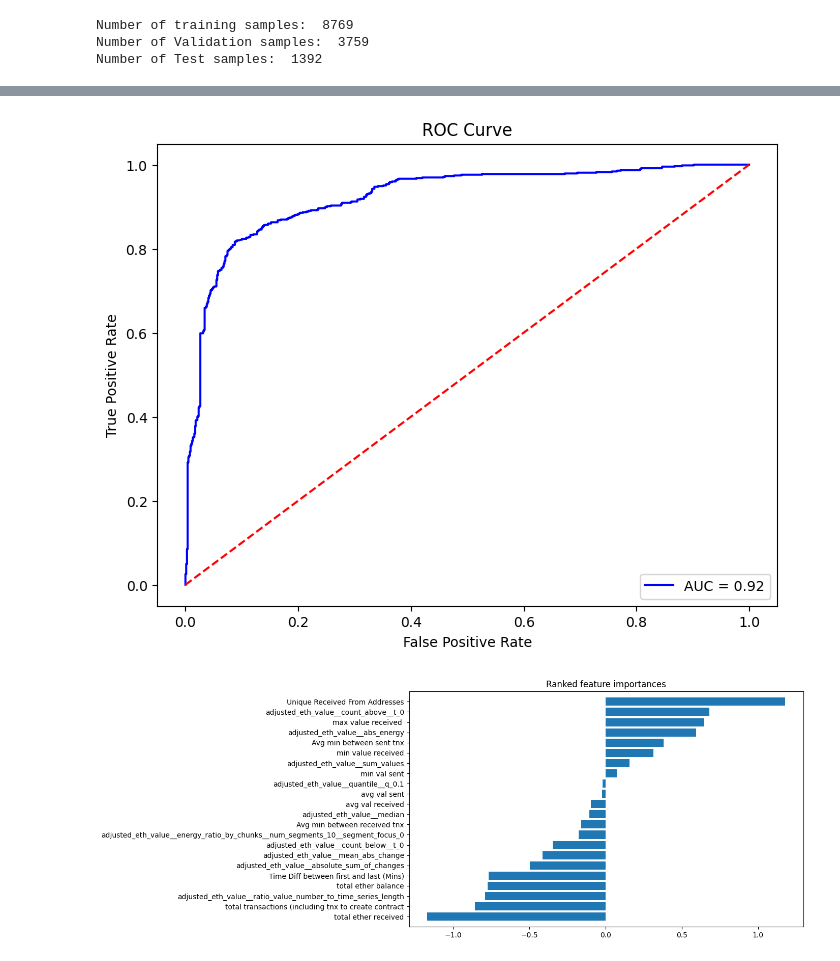
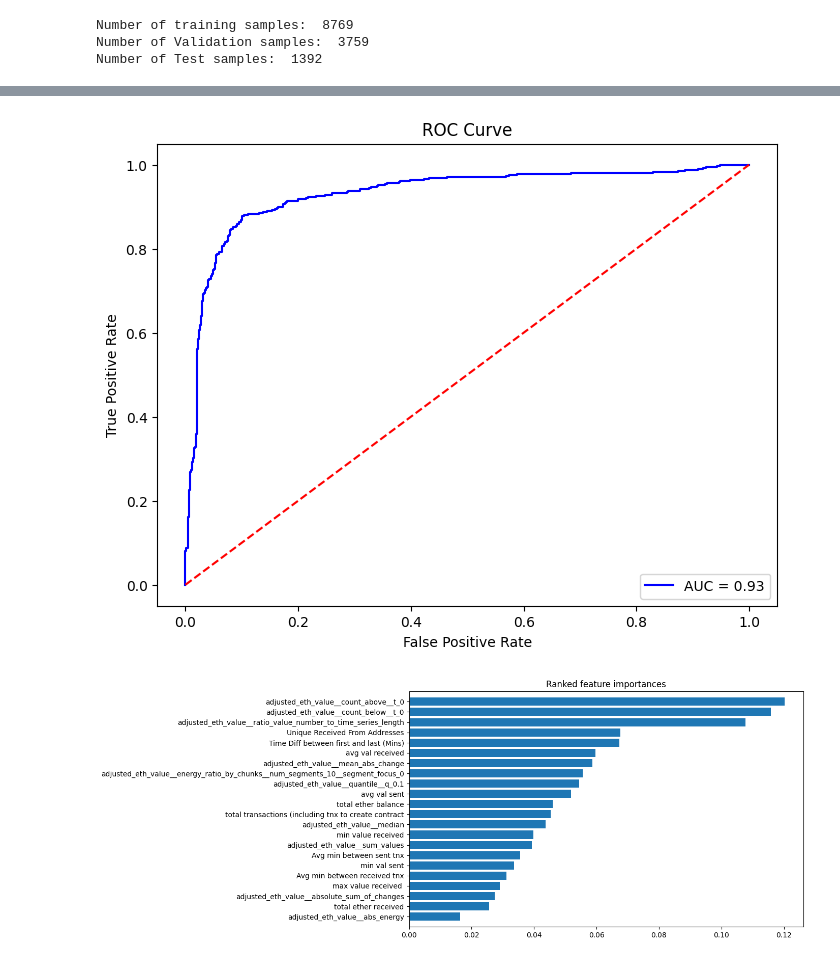
Before and after one commit to shazzad-hasan/ethereum-fraud-detection, a Jupyter notebook: models/svm.ipynb, the cells around one changed output, grey strips where cells are left out. Cells and saved outputs as stored; diff of their text form; code cells hidden in the pictures.

```diff
--- a/models/svm.ipynb
+++ b/models/svm.ipynb
@@ -128,12 +128,18 @@ df_train_prep = scaler.fit_transform(df_train_prep[feature_list])
 df_valid_prep = scaler.transform(df_valid_prep[feature_list])
 df_test_prep = scaler.transform(df_test_prep[feature_list])
 # %%
-clf = SVC(kernel='linear', probability=True)
+svm_clf = SVC(random_state=42, probability=True)
 
-tuned_parameters = [
-    { "gamma": [1], "C": [100]},
-]
+params = {
+    "kernel": ['linear', 'rbf'],
+    "gamma": [1],
+    "C": [100],
+}
 
-clf = GridSearchCV(clf, tuned_parameters, refit=True,verbose=2,cv=5, scoring='f1')
+clf = GridSearchCV(estimator=svm_clf,
+                   param_grid=params,
+                   cv=5,
+                   n_jobs=-1,
+                   scoring='f1')
 clf.fit(df_train_prep, df_train['FLAG'])
 # %% [output]
@@ -203,20 +204,26 @@ plt.ylabel('True Positive Rate')
 plt.xlabel('False Positive Rate')
 plt.show()
 # %% [output]
-[figure, old version]
+[figure, new version]
 # %%
-feat_importances = clf.best_estimator_.coef_[0]
+# if kernel is linear
+# feat_importances = clf.best_estimator_.coef_[0]
+
+# if kernel is not linear
+from sklearn.inspection import permutation_importance
+result = permutation_importance(clf.best_estimator_, df_test_prep, df_test['FLAG'], n_repeats=10, random_state=42)
+feat_importances = result.importances_mean
+
 indices = np.argsort(feat_importances)
 
-# plot
 fig, ax = plt.subplots(figsize=(10, 6))
 plt.title("Ranked feature importances")
 plt.barh(range(len(feat_importances)), feat_importances[indices], align="center")
 features = ['{}'.format(feature_list[i]) for i in range(len(feature_list))]
 plt.yticks(range(len(feat_importances)), [features[idx] for idx in indices])
 plt.ylim([-1, len(feat_importances)])
 plt.show();
 # %% [output]
-[figure, old version]
+[figure, new version]
 # %%
 # Save the model
```
Also changed, not shown: parts of 7 cells of this notebook.
